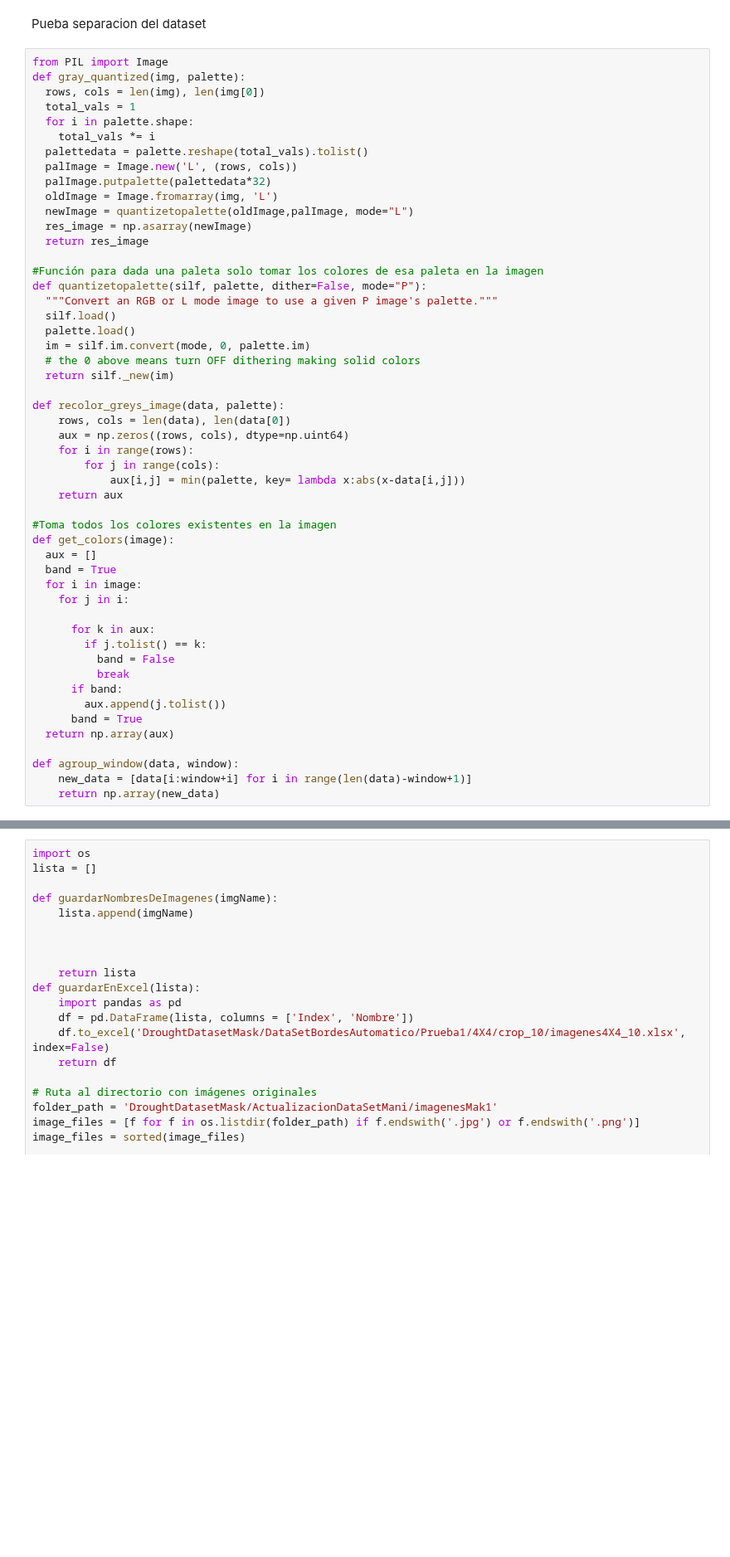
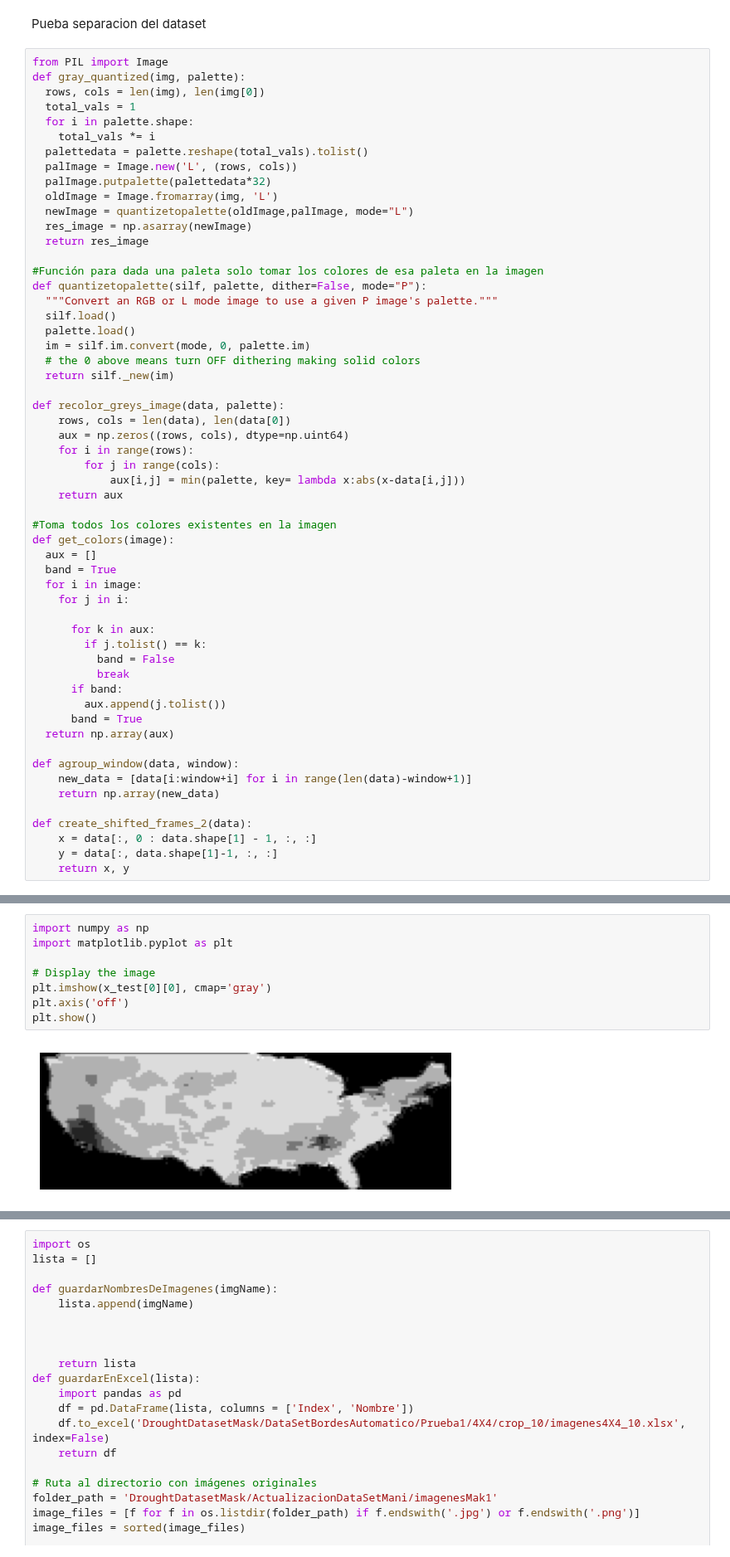
Before and after one commit to SahirReyes30/ImageXpartes, a Jupyter notebook: pruebaxtest.ipynb, the cells around one changed output, grey strips where cells are left out. Shown at 83% size. Saved outputs shown, nothing was run; the diff lists cells and outputs as text; blank space fills up the shorter version.

```diff
--- a/pruebaxtest.ipynb
+++ b/pruebaxtest.ipynb
@@ -89,3 +104,8 @@ def get_colors(image):
 def agroup_window(data, window):
     new_data = [data[i:window+i] for i in range(len(data)-window+1)]
     return np.array(new_data)
+
+def create_shifted_frames_2(data):
+    x = data[:, 0 : data.shape[1] - 1, :, :]
+    y = data[:, data.shape[1]-1, :, :]
+    return x, y
@@ -175,0 +233,10 @@ xtest (375, 5, 60, 180, 1)
+# %%
+import numpy as np
+import matplotlib.pyplot as plt
+
+# Display the image
+plt.imshow(x_test[0][0], cmap='gray')
+plt.axis('off')
+plt.show()
+# %% [output]
+[figure, added]
```
Also changed, not shown: parts of 15 cells of this notebook.
